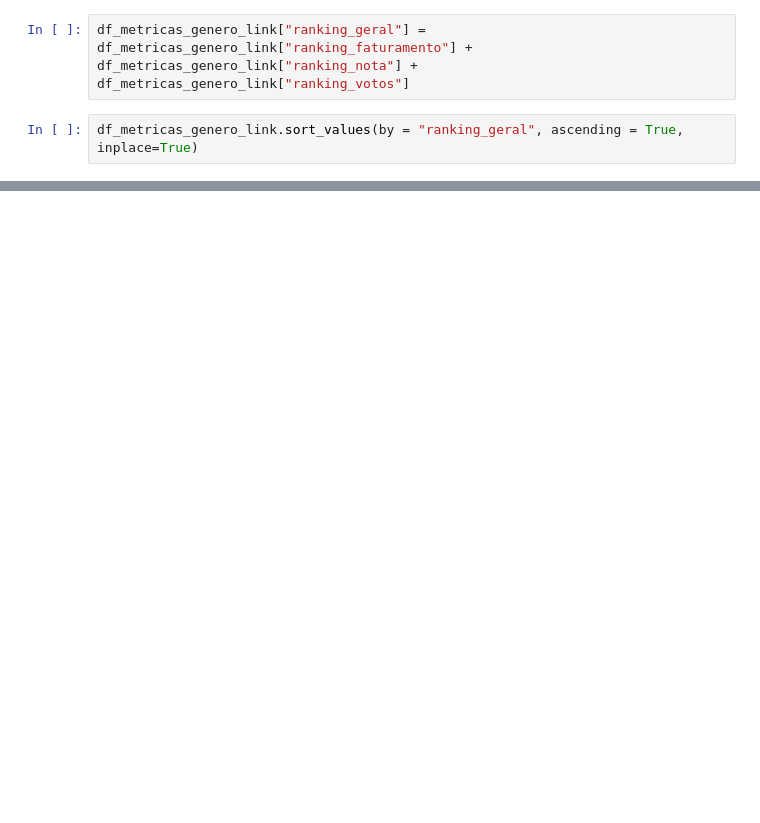
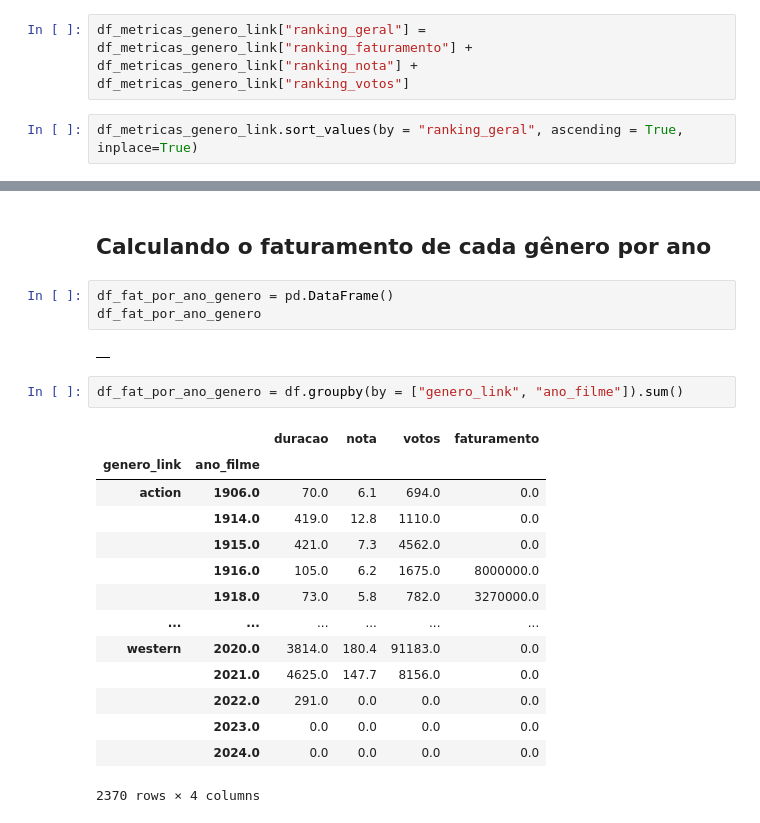
Before and after one commit to emesonfilho/repositorio_filmes, a Jupyter notebook: analise_base_filmes.ipynb, the cells around one changed output, grey strips where cells are left out. Cells and saved outputs as stored; diff of their text form; blank space fills up the shorter version.

```diff
--- a/analise_base_filmes.ipynb
+++ b/analise_base_filmes.ipynb
@@ -103,0 +107,24 @@ df_metricas_genero_link
+# %% [markdown]
+## Calculando o faturamento de cada gênero por ano
+# %%
+df_fat_por_ano_genero = pd.DataFrame()
+df_fat_por_ano_genero
+# %% [output]
+|  |
+# %%
+df_fat_por_ano_genero = df.groupby(by = ["genero_link", "ano_filme"]).sum()
+# %% [output]
+|  |  | duracao | nota | votos | faturamento |
+| genero_link | ano_filme |  |  |  |  |
+| action | 1906.0 | 70.0 | 6.1 | 694.0 | 0.0 |
+|  | 1914.0 | 419.0 | 12.8 | 1110.0 | 0.0 |
+|  | 1915.0 | 421.0 | 7.3 | 4562.0 | 0.0 |
+|  | 1916.0 | 105.0 | 6.2 | 1675.0 | 8000000.0 |
+|  | 1918.0 | 73.0 | 5.8 | 782.0 | 3270000.0 |
+| ... | ... | ... | ... | ... | ... |
+| western | 2020.0 | 3814.0 | 180.4 | 91183.0 | 0.0 |
+|  | 2021.0 | 4625.0 | 147.7 | 8156.0 | 0.0 |
+|  | 2022.0 | 291.0 | 0.0 | 0.0 | 0.0 |
+|  | 2023.0 | 0.0 | 0.0 | 0.0 | 0.0 |
+|  | 2024.0 | 0.0 | 0.0 | 0.0 | 0.0 |
+2370 rows × 4 columns
```
Also changed, not shown: parts of 17 cells of this notebook.
